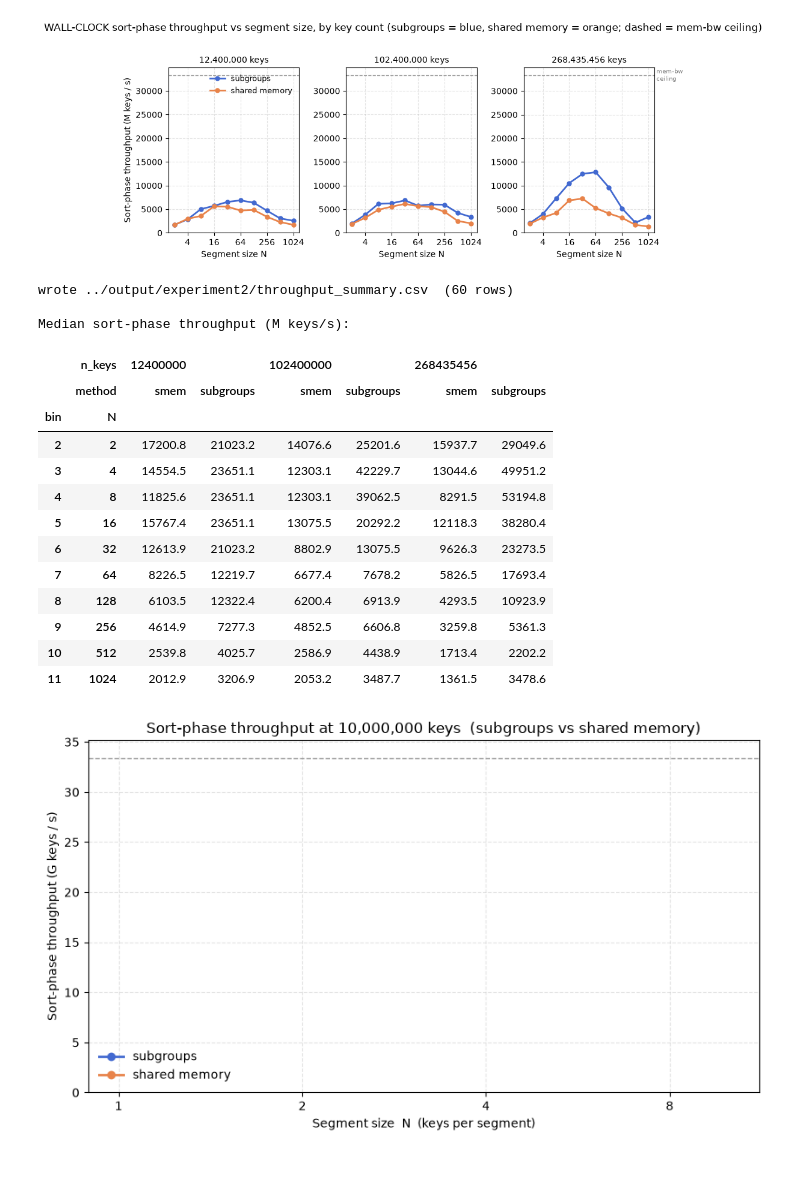
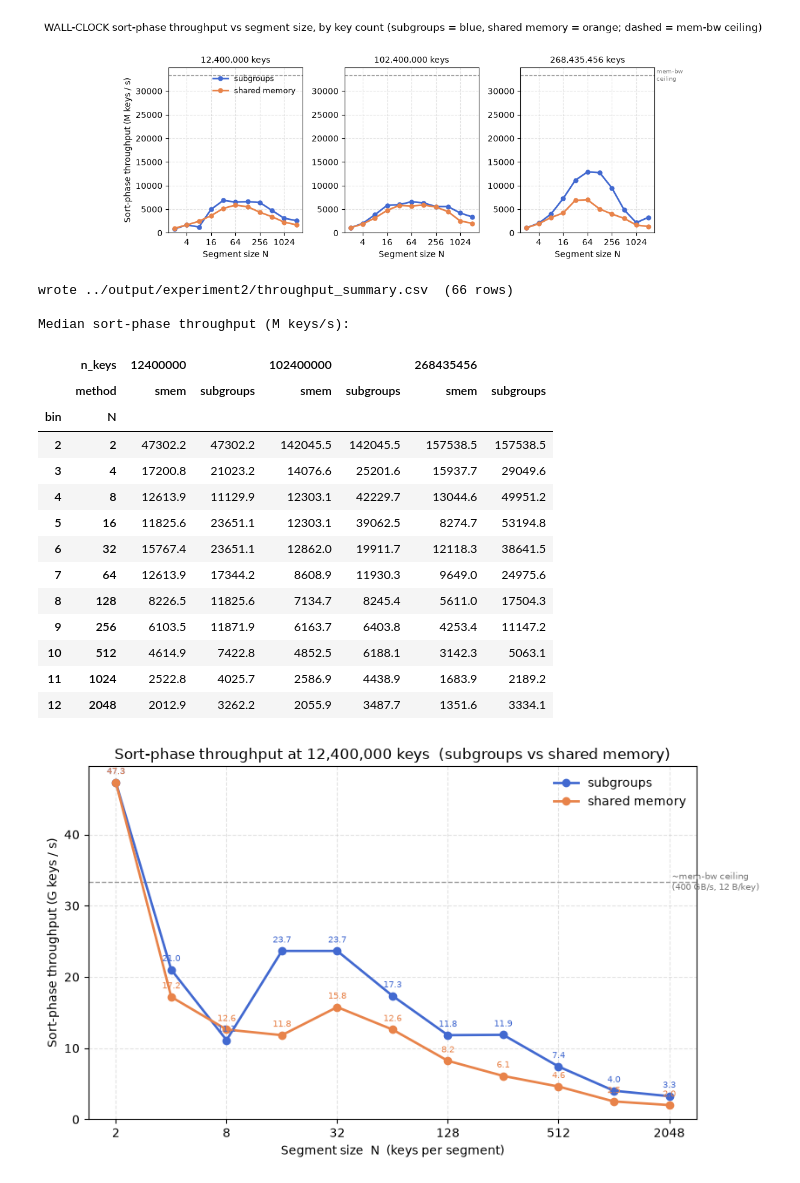
Before and after one commit to hollinwilkins/wb_segsort, a Jupyter notebook: notebooks/experiment2.ipynb, the cells around one changed output. Saved outputs shown, nothing was run; the diff lists cells and outputs as text; code cells hidden in the pictures.

```diff
--- a/notebooks/experiment2.ipynb
+++ b/notebooks/experiment2.ipynb
@@ -298,7 +298,7 @@ plt.show()
 import numpy as np
 
 seg = data[data["variant"].isin(["gpu_smem", "gpu_subgroups"])].copy()
-seg["N"] = (seg["bin_sampler"].str.extract(r"bin\((\d+)\)").astype(int) - 1).rpow(2)
+seg["N"] = seg["bin_sampler"].str.extract(r"bin\((\d+)\)").astype(int).rpow(2)
 seg = seg[seg["sort_ns"] > 0]                          # drop unmeasurable ticks
 seg = seg[seg["N"] > 1]                                # drop bin(1)/N=1 (size-1 no-op)
 seg["sort_throughput_mkeys_s"] = seg["n_keys"] / (seg["sort_ns"] / 1e9) / 1e6
@@ -343,7 +343,7 @@ tp.head()
 # trustworthy. Same N>1 filter, so bin(1)/N=1 stays excluded here too.
 # ---------------------------------------------------------------------------
 wseg = data[data["variant"].isin(["gpu_smem", "gpu_subgroups"])].copy()
-wseg["N"] = (wseg["bin_sampler"].str.extract(r"bin\((\d+)\)").astype(int) - 1).rpow(2)
+wseg["N"] = wseg["bin_sampler"].str.extract(r"bin\((\d+)\)").astype(int).rpow(2)
 wseg = wseg[(wseg["wall_sort_ns"] > 0) & (wseg["N"] > 1)]
 wseg["sort_throughput_mkeys_s"] = wseg["n_keys"] / (wseg["wall_sort_ns"] / 1e9) / 1e6
 
@@ -556,7 +556,7 @@ fig.suptitle("WALL-CLOCK sort-phase throughput vs segment size, by key count "
 fig.tight_layout()
 plt.show()
 # %% [output]
-[figure, old version]
+[figure, new version]
 # %%
 # ===========================================================================
 # TABLE: median sort-phase throughput (M keys/s) for every bin x memory x key
@@ -596,22 +596,23 @@ wide.columns.names = ["n_keys", "method"]
 print("\nMedian sort-phase throughput (M keys/s):")
 wide
 # %% [output]
-wrote ../output/experiment2/throughput_summary.csv  (60 rows)
+wrote ../output/experiment2/throughput_summary.csv  (66 rows)
 
 Median sort-phase throughput (M keys/s):
 |  | n_keys | 12400000 |  | 102400000 |  | 268435456 |  |
 |  | method | smem | subgroups | smem | subgroups | smem | subgroups |
 | bin | N |  |  |  |  |  |  |
-| 2 | 2 | 17200.8 | 21023.2 | 14076.6 | 25201.6 | 15937.7 | 29049.6 |
-| 3 | 4 | 14554.5 | 23651.1 | 12303.1 | 42229.7 | 13044.6 | 49951.2 |
-| 4 | 8 | 11825.6 | 23651.1 | 12303.1 | 39062.5 | 8291.5 | 53194.8 |
-| 5 | 16 | 15767.4 | 23651.1 | 13075.5 | 20292.2 | 12118.3 | 38280.4 |
-| 6 | 32 | 12613.9 | 21023.2 | 8802.9 | 13075.5 | 9626.3 | 23273.5 |
-| 7 | 64 | 8226.5 | 12219.7 | 6677.4 | 7678.2 | 5826.5 | 17693.4 |
-| 8 | 128 | 6103.5 | 12322.4 | 6200.4 | 6913.9 | 4293.5 | 10923.9 |
-| 9 | 256 | 4614.9 | 7277.3 | 4852.5 | 6606.8 | 3259.8 | 5361.3 |
-| 10 | 512 | 2539.8 | 4025.7 | 2586.9 | 4438.9 | 1713.4 | 2202.2 |
-| 11 | 1024 | 2012.9 | 3206.9 | 2053.2 | 3487.7 | 1361.5 | 3478.6 |
+| 2 | 2 | 47302.2 | 47302.2 | 142045.5 | 142045.5 | 157538.5 | 157538.5 |
+| 3 | 4 | 17200.8 | 21023.2 | 14076.6 | 25201.6 | 15937.7 | 29049.6 |
+| 4 | 8 | 12613.9 | 11129.9 | 12303.1 | 42229.7 | 13044.6 | 49951.2 |
+| 5 | 16 | 11825.6 | 23651.1 | 12303.1 | 39062.5 | 8274.7 | 53194.8 |
+| 6 | 32 | 15767.4 | 23651.1 | 12862.0 | 19911.7 | 12118.3 | 38641.5 |
+| 7 | 64 | 12613.9 | 17344.2 | 8608.9 | 11930.3 | 9649.0 | 24975.6 |
+| 8 | 128 | 8226.5 | 11825.6 | 7134.7 | 8245.4 | 5611.0 | 17504.3 |
+| 9 | 256 | 6103.5 | 11871.9 | 6163.7 | 6403.8 | 4253.4 | 11147.2 |
+| 10 | 512 | 4614.9 | 7422.8 | 4852.5 | 6188.1 | 3142.3 | 5063.1 |
+| 11 | 1024 | 2522.8 | 4025.7 | 2586.9 | 4438.9 | 1683.9 | 2189.2 |
+| 12 | 2048 | 2012.9 | 3262.2 | 2055.9 | 3487.7 | 1351.6 | 3334.1 |
 # %%
 # ===========================================================================
 # LARGEST INPUT ONLY (10M keys), throughput in G keys/s. This is the most
@@ -621,38 +622,38 @@ Median sort-phase throughput (M keys/s):
 # ===========================================================================
 import matplotlib.ticker as mticker
 
-NK = 10_000_000
+NK = 12_400_000
 g10 = sort_summary[sort_summary["n_keys"] == NK].copy()
 g10["throughput_gkeys_s"] = g10["sort_throughput_mkeys_s"] / 1e3   # M/s -> G/s
 
 fig, ax = plt.subplots(figsize=(8.5, 5.0))
 
 CEIL_GKEYS = 400e9 / 12 / 1e9   # 400 GB/s, 12 B/key -> G keys/s
 ax.axhline(CEIL_GKEYS, color="#999", linestyle="--", linewidth=1)
 ax.text(g10["N"].max(), CEIL_GKEYS, " ~mem-bw ceiling\n (400 GB/s, 12 B/key)",
         va="center", ha="left", fontsize=7, color="#777")
 
 for variant in ("gpu_subgroups", "gpu_smem"):
     g = g10[g10["variant"] == variant].sort_values("N")
     ax.plot(g["N"], g["throughput_gkeys_s"], marker="o", markersize=6, linewidth=2,
             color=METHOD_COLORS[variant], label=METHOD_LABELS[variant])
     # annotate each point with its G/s value
     for _, row in g.iterrows():
         ax.annotate(f"{row['throughput_gkeys_s']:.1f}",
                     (row["N"], row["throughput_gkeys_s"]),
                     textcoords="offset points", xytext=(0, 7),
                     ha="center", fontsize=7, color=METHOD_COLORS[variant])
 
 ax.set_xscale("log", base=2)
 ax.set_ylim(bottom=0)
 ax.set_xlabel("Segment size  N  (keys per segment)")
 ax.set_ylabel("Sort-phase throughput (G keys / s)")
 ax.set_title(f"Sort-phase throughput at {NK:,} keys  (subgroups vs shared memory)")
 ax.xaxis.set_major_formatter(mticker.FuncFormatter(lambda v, _: f"{int(v)}"))
 ax.grid(True, which="both", linestyle="--", alpha=0.35)
 ax.legend(frameon=False, fontsize=10)
 
 fig.tight_layout()
 plt.show()
 # %% [output]
-[figure, old version]
+[figure, new version]
```
Also changed, not shown: parts of 13 cells of this notebook, 3 other files.
